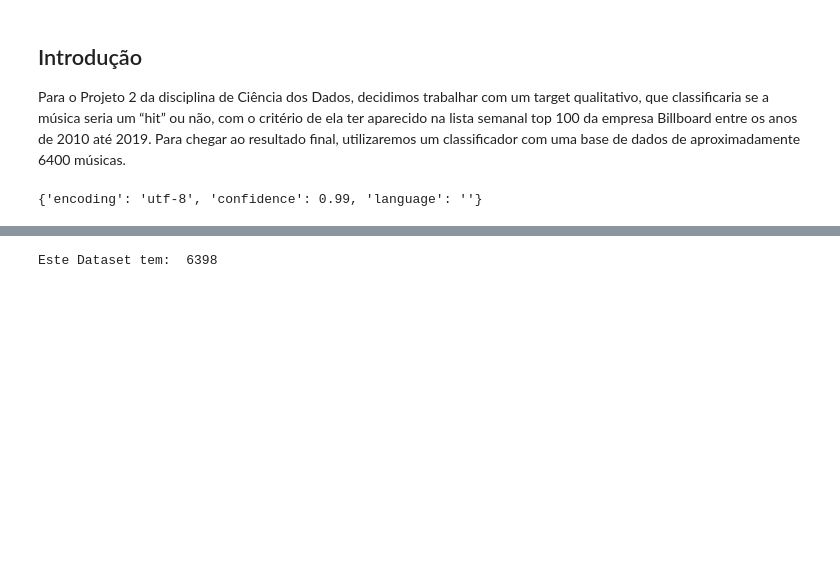
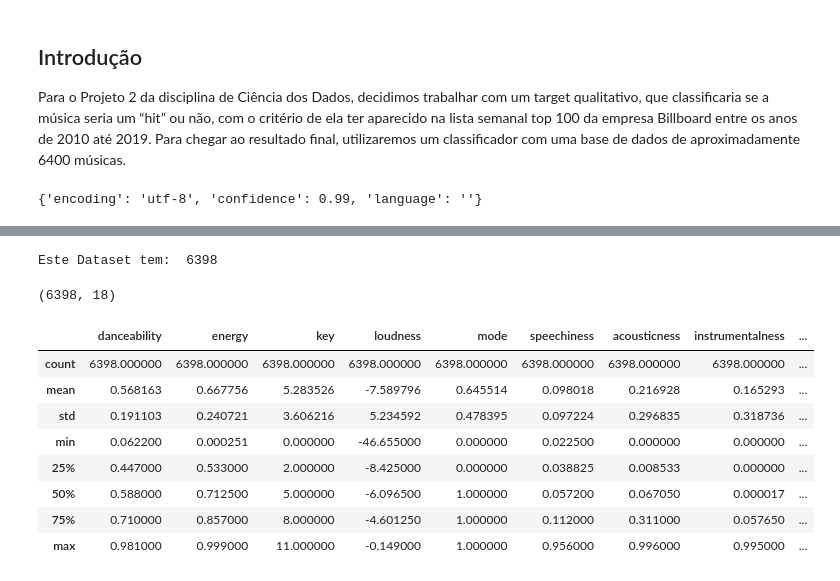
Before and after one commit to Cesar0106/Projeto2-Dados, a Jupyter notebook: Projeto 2 CDados.ipynb, the cells around one changed output, grey strips where cells are left out. Cells and saved outputs as stored; diff of their text form; code cells hidden in the pictures; blank space fills up the shorter version.

```diff
--- a/Projeto 2 CDados.ipynb
+++ b/Projeto 2 CDados.ipynb
@@ -57,5 +58,20 @@ dados.head(50) # Imprime as primeiros 50 músicas do Dataset.
 index = dados. index
 number_of_rows = len(index)
 print(f'Este Dataset tem:  {number_of_rows}' )
+
+dados.shape #numero de linhas e colunas
 # %% [output]
 Este Dataset tem:  6398
+(6398, 18)
+# %%
+dados.describe()
+# %% [output]
+|  | danceability | energy | key | loudness | mode | speechiness | acousticness | instrumentalness | ... |
+| count | 6398.000000 | 6398.000000 | 6398.000000 | 6398.000000 | 6398.000000 | 6398.000000 | 6398.000000 | 6398.000000 | ... |
+| mean | 0.568163 | 0.667756 | 5.283526 | -7.589796 | 0.645514 | 0.098018 | 0.216928 | 0.165293 | ... |
+| std | 0.191103 | 0.240721 | 3.606216 | 5.234592 | 0.478395 | 0.097224 | 0.296835 | 0.318736 | ... |
+| min | 0.062200 | 0.000251 | 0.000000 | -46.655000 | 0.000000 | 0.022500 | 0.000000 | 0.000000 | ... |
+| 25% | 0.447000 | 0.533000 | 2.000000 | -8.425000 | 0.000000 | 0.038825 | 0.008533 | 0.000000 | ... |
+| 50% | 0.588000 | 0.712500 | 5.000000 | -6.096500 | 1.000000 | 0.057200 | 0.067050 | 0.000017 | ... |
+| 75% | 0.710000 | 0.857000 | 8.000000 | -4.601250 | 1.000000 | 0.112000 | 0.311000 | 0.057650 | ... |
+| max | 0.981000 | 0.999000 | 11.000000 | -0.149000 | 1.000000 | 0.956000 | 0.996000 | 0.995000 | ... |
```
Also changed, not shown: parts of 5 cells of this notebook, 1 other file.
